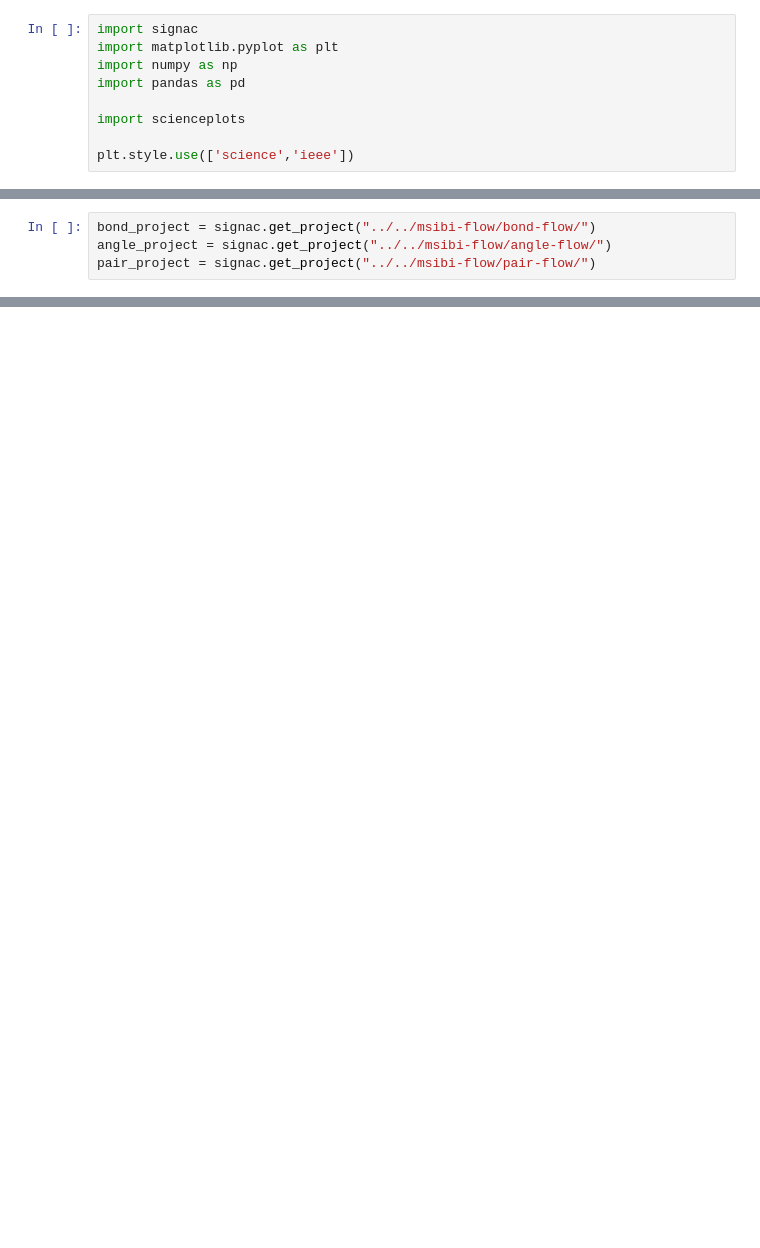
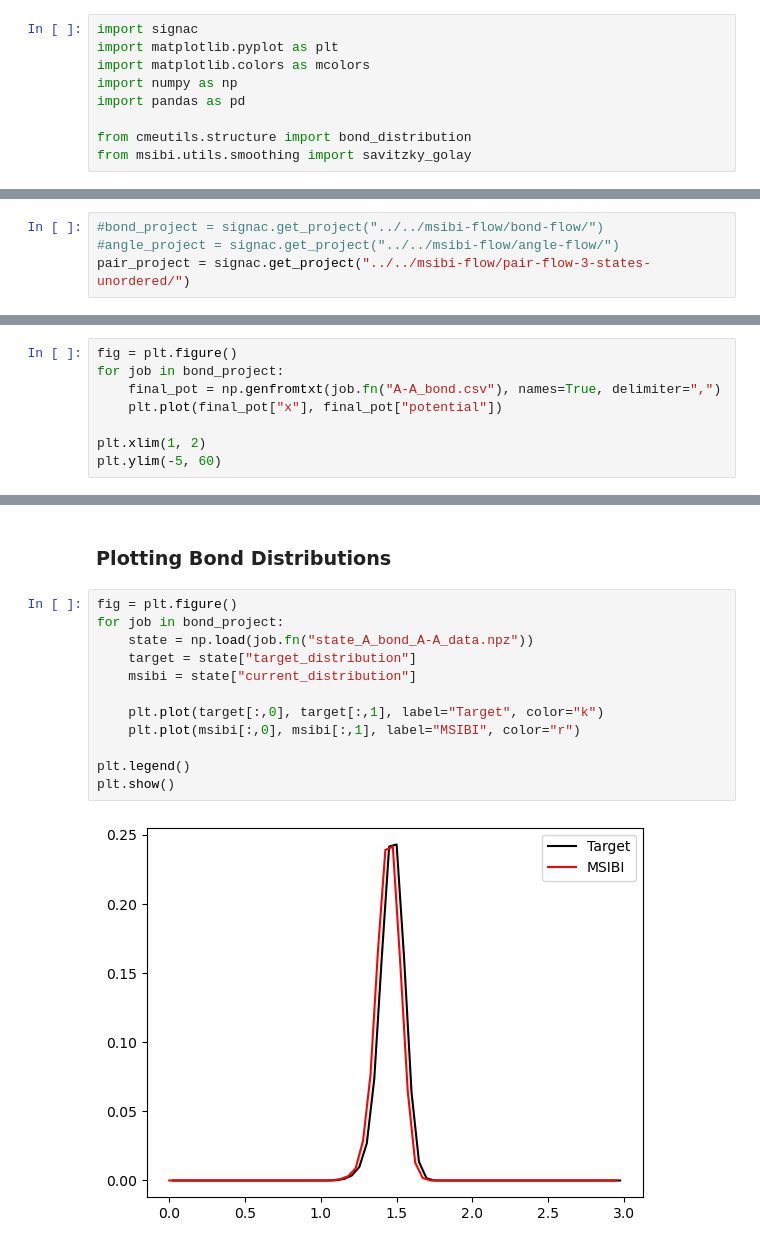
Before and after one commit to chrisjonesBSU/pps-msibi, a Jupyter notebook: notebooks/msibi/msibi-flow-analysis.ipynb, the cells around one changed output, grey strips where cells are left out. Drawn from its saved outputs; the diff is of its cells as text; blank space fills up the shorter version.

```diff
--- a/notebooks/msibi/msibi-flow-analysis.ipynb
+++ b/notebooks/msibi/msibi-flow-analysis.ipynb
@@ -1,9 +1,9 @@
 # %%
 import signac
 import matplotlib.pyplot as plt
+import matplotlib.colors as mcolors
 import numpy as np
 import pandas as pd
 
-import scienceplots
-
-plt.style.use(['science','ieee'])
+from cmeutils.structure import bond_distribution
+from msibi.utils.smoothing import savitzky_golay
@@ -10,5 +43,5 @@ plt.style.use(['science','ieee'])
 # %%
-bond_project = signac.get_project("../../msibi-flow/bond-flow/")
-angle_project = signac.get_project("../../msibi-flow/angle-flow/")
-pair_project = signac.get_project("../../msibi-flow/pair-flow/")
+#bond_project = signac.get_project("../../msibi-flow/bond-flow/")
+#angle_project = signac.get_project("../../msibi-flow/angle-flow/")
+pair_project = signac.get_project("../../msibi-flow/pair-flow-3-states-unordered/")
 # %% [markdown]
@@ -15,0 +51,8 @@ pair_project = signac.get_project("../../msibi-flow/pair-flow/")
+# %%
+fig = plt.figure()
+for job in bond_project:
+    final_pot = np.genfromtxt(job.fn("A-A_bond.csv"), names=True, delimiter=",")
+    plt.plot(final_pot["x"], final_pot["potential"])
+
+plt.xlim(1, 2)
+plt.ylim(-5, 60)
@@ -16 +62,17 @@ pair_project = signac.get_project("../../msibi-flow/pair-flow/")
+# %% [markdown]
+### Plotting Bond Distributions
+# %%
+fig = plt.figure()
+for job in bond_project:
+    state = np.load(job.fn("state_A_bond_A-A_data.npz"))
+    target = state["target_distribution"]
+    msibi = state["current_distribution"]
+
+    plt.plot(target[:,0], target[:,1], label="Target", color="k")
+    plt.plot(msibi[:,0], msibi[:,1], label="MSIBI", color="r")
+
+plt.legend()
+plt.show()
+# %% [output]
+[figure, added]
 # %% [markdown]
```
Also changed, not shown: parts of 50 cells of this notebook, 12 other files.
